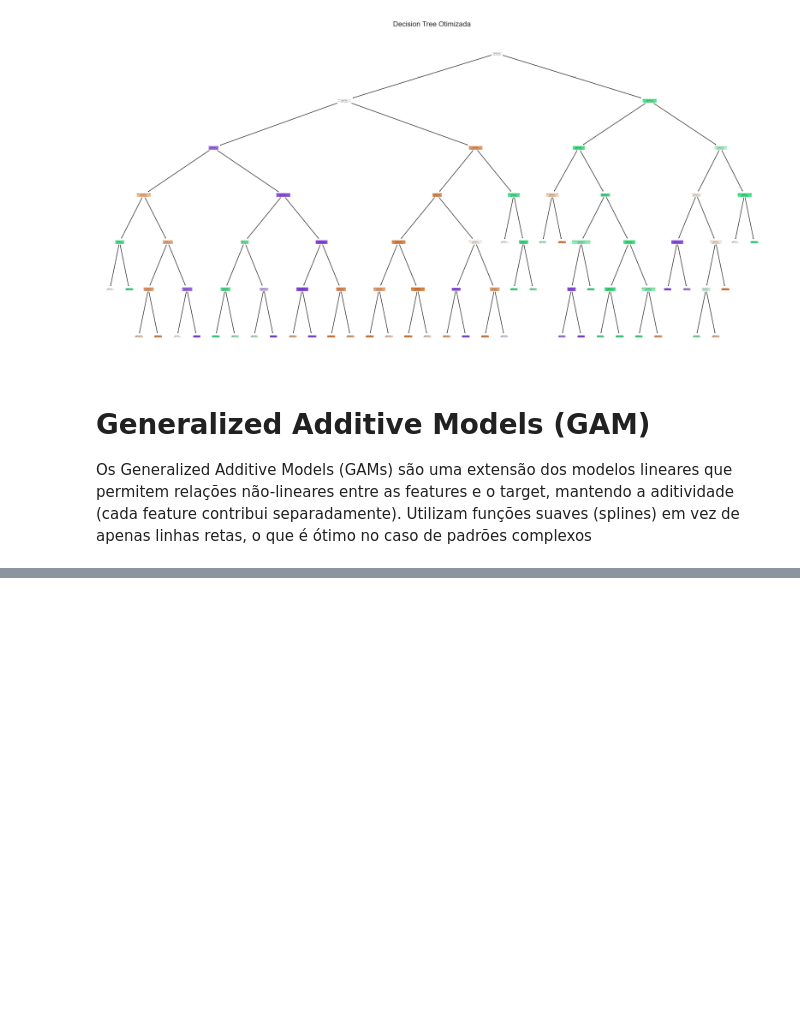
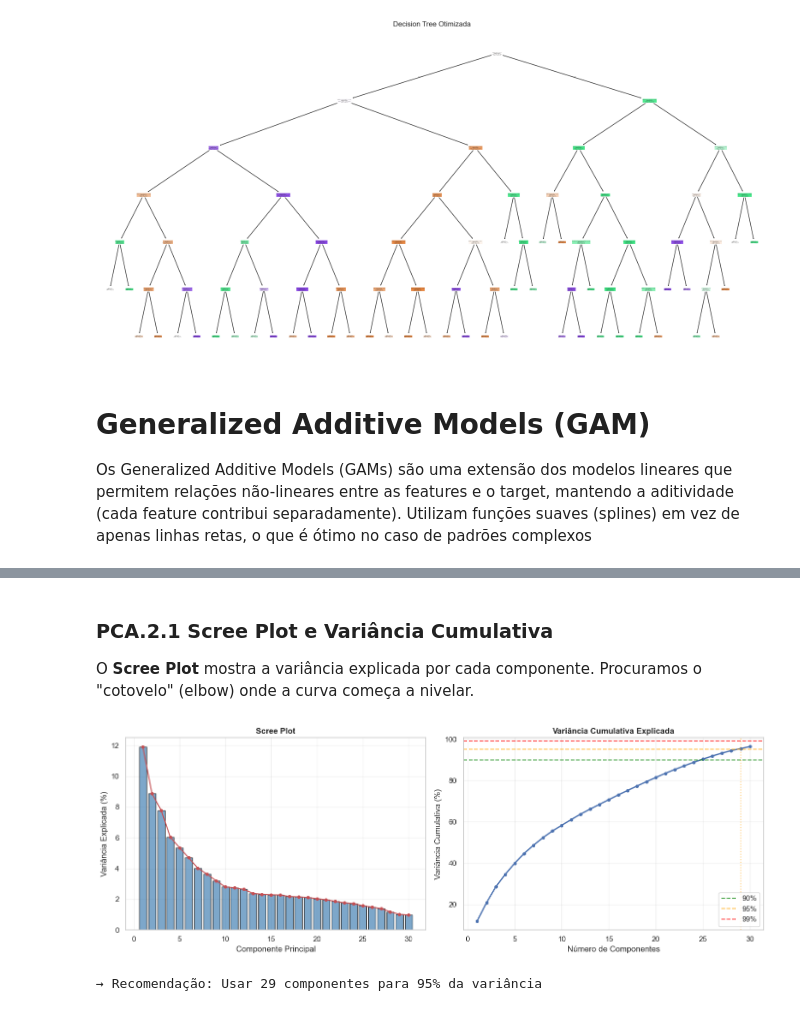
Before and after one commit to acatt-01/APRAU_EFG_B_1230166_1191619, a Jupyter notebook: APRAU_EFG_B_1191619_1230166.ipynb, the cells around one changed output, grey strips where cells are left out. Drawn from its saved outputs; the diff is of its cells as text; code cells hidden in the pictures; blank space fills up the shorter version.

```diff
--- a/APRAU_EFG_B_1191619_1230166.ipynb
+++ b/APRAU_EFG_B_1191619_1230166.ipynb
@@ -3176,0 +3876,39 @@ Os Generalized Additive Models (GAMs) são uma extensão dos modelos lineares qu
+# %% [markdown]
+### PCA.2.1 Scree Plot e Variância Cumulativa
+
+O **Scree Plot** mostra a variância explicada por cada componente. Procuramos o "cotovelo" (elbow) onde a curva começa a nivelar.
+# %%
+# Visualização: Scree Plot
+fig, axes = plt.subplots(1, 2, figsize=(14, 5))
+
+# 1. Scree Plot (Variância Individual)
+n_components_plot = min(30, len(explained_variance))
+axes[0].bar(range(1, n_components_plot + 1), explained_variance[:n_components_plot] * 100,
+            color='steelblue', alpha=0.7, edgecolor='black')
+axes[0].plot(range(1, n_components_plot + 1), explained_variance[:n_components_plot] * 100,
+             'ro-', markersize=4)
+axes[0].set_xlabel('Componente Principal')
+axes[0].set_ylabel('Variância Explicada (%)')
+axes[0].set_title('Scree Plot', fontsize=12, fontweight='bold')
+axes[0].grid(alpha=0.3)
+
+# 2. Variância Cumulativa
+axes[1].plot(range(1, n_components_plot + 1), cumulative_variance[:n_components_plot] * 100,
+             'b-o', linewidth=2, markersize=4)
+axes[1].axhline(y=90, color='green', linestyle='--', label='90%', alpha=0.7)
+axes[1].axhline(y=95, color='orange', linestyle='--', label='95%', alpha=0.7)
+axes[1].axhline(y=99, color='red', linestyle='--', label='99%', alpha=0.7)
+axes[1].axvline(x=n_comp_95, color='orange', linestyle=':', alpha=0.5)
+axes[1].set_xlabel('Número de Componentes')
+axes[1].set_ylabel('Variância Cumulativa (%)')
+axes[1].set_title('Variância Cumulativa Explicada', fontsize=12, fontweight='bold')
+axes[1].legend(loc='lower right')
+axes[1].grid(alpha=0.3)
+
+plt.tight_layout()
+plt.show()
+
+print(f"\n→ Recomendação: Usar {n_comp_95} componentes para 95% da variância")
+# %% [output]
+[figure, added]
+→ Recomendação: Usar 29 componentes para 95% da variância
```
Also changed, not shown: parts of 60 cells of this notebook.
